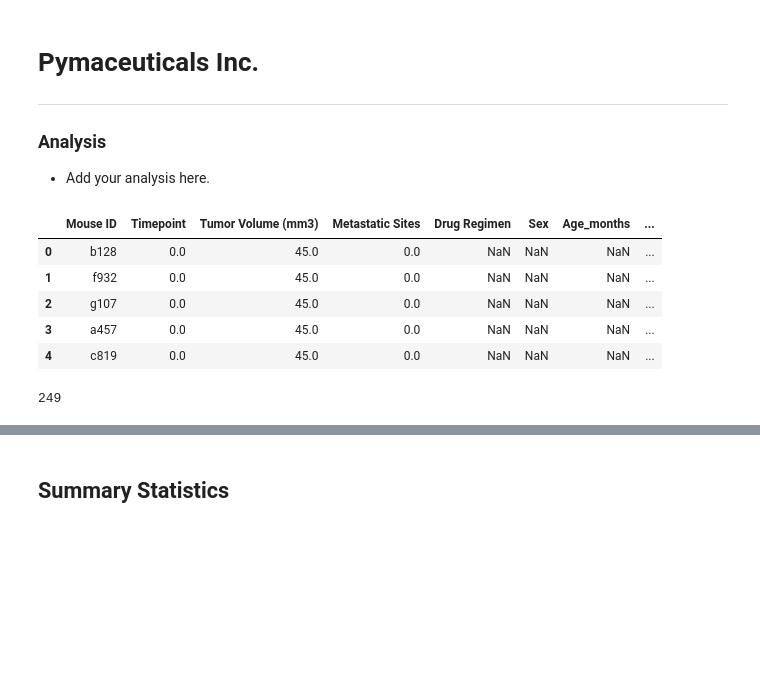
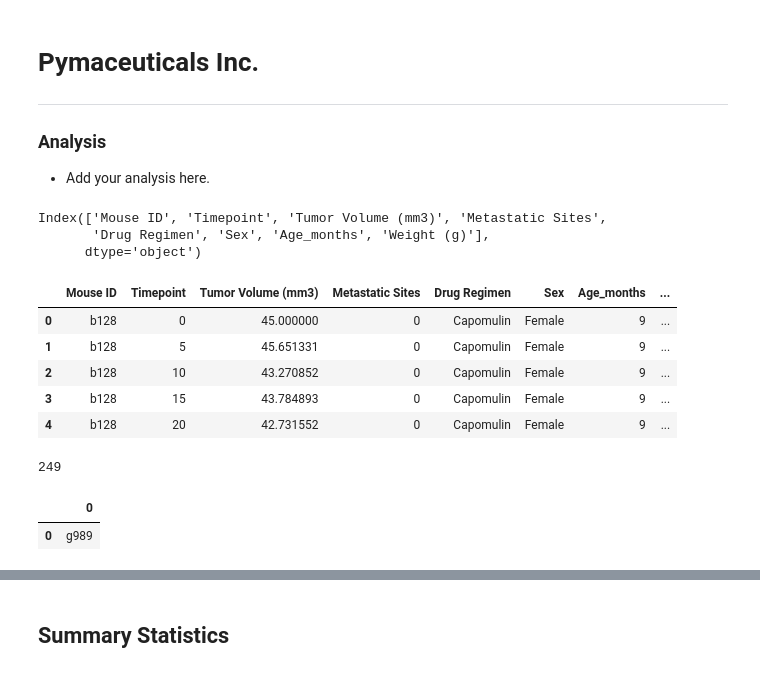
Before and after one commit to Yenorii/module-5-challenge, a Jupyter notebook: Pymaceuticals/pymaceuticals_starter.ipynb, the cells around one changed output, grey strips where cells are left out. Saved outputs shown, nothing was run; the diff lists cells and outputs as text; code cells hidden in the pictures; blank space fills up the shorter version.

```diff
--- a/Pymaceuticals/pymaceuticals_starter.ipynb
+++ b/Pymaceuticals/pymaceuticals_starter.ipynb
@@ -8,29 +8,34 @@
 # %%
 # Dependencies and Setup
 import matplotlib.pyplot as plt
 import pandas as pd
 import scipy.stats as st
 
 # Study data files
 mouse_metadata_path = "data/Mouse_metadata.csv"
 study_results_path = "data/Study_results.csv"
 
 # Read the mouse_metadata and the study_results
 mouse_metadata = pd.read_csv(mouse_metadata_path)
 study_results = pd.read_csv(study_results_path)
 
 # Combine the data from the two csv files into a single DataFrame
-study_data_complete = pd.concat([study_results, mouse_metadata], axis=0)
+study_data_complete = pd.merge(study_results, mouse_metadata, on='Mouse ID')
 
 # Display the data table for preview
+df = study_data_complete
+print (df.columns)
 study_data_complete.head()
 # %% [output]
+Index(['Mouse ID', 'Timepoint', 'Tumor Volume (mm3)', 'Metastatic Sites',
+       'Drug Regimen', 'Sex', 'Age_months', 'Weight (g)'],
+      dtype='object')
 |  | Mouse ID | Timepoint | Tumor Volume (mm3) | Metastatic Sites | Drug Regimen | Sex | Age_months | ... |
-| 0 | b128 | 0.0 | 45.0 | 0.0 | NaN | NaN | NaN | ... |
-| 1 | f932 | 0.0 | 45.0 | 0.0 | NaN | NaN | NaN | ... |
-| 2 | g107 | 0.0 | 45.0 | 0.0 | NaN | NaN | NaN | ... |
-| 3 | a457 | 0.0 | 45.0 | 0.0 | NaN | NaN | NaN | ... |
-| 4 | c819 | 0.0 | 45.0 | 0.0 | NaN | NaN | NaN | ... |
+| 0 | b128 | 0 | 45.000000 | 0 | Capomulin | Female | 9 | ... |
+| 1 | b128 | 5 | 45.651331 | 0 | Capomulin | Female | 9 | ... |
+| 2 | b128 | 10 | 43.270852 | 0 | Capomulin | Female | 9 | ... |
+| 3 | b128 | 15 | 43.784893 | 0 | Capomulin | Female | 9 | ... |
+| 4 | b128 | 20 | 42.731552 | 0 | Capomulin | Female | 9 | ... |
 # %%
 # Checking the number of mice
 number_of_mice = study_data_complete.value_counts(subset='Mouse ID')
@@ -40,11 +45,12 @@ number_of_mice.count()
 # %%
 # Our data should be uniquely identified by Mouse ID and Timepoint
 # Get the duplicate mice by ID number that shows up for Mouse ID and Timepoint.
-all_Mouse_IDs = study_data_complete.pop('Mouse ID')
-duplicated_Mouse_IDs = all_Mouse_IDs.duplicated()
-
-all_Timepoints = study_data_complete.pop('Timepoint')
-duplicated_timepoints = all_Timepoints.duplicated()
+duplicate_mouse_ids = df[df.duplicated(['Mouse ID', 'Timepoint'])]['Mouse ID'].unique()
+duplicate_mouse_data = pd.DataFrame(duplicate_mouse_ids)
+duplicate_mouse_data.head()
+# %% [output]
+|  | 0 |
+| 0 | g989 |
 # %%
 # Optional: Get all the data for the duplicate mouse ID.
 # %%
```
Also changed, not shown: parts of 9 cells of this notebook.
